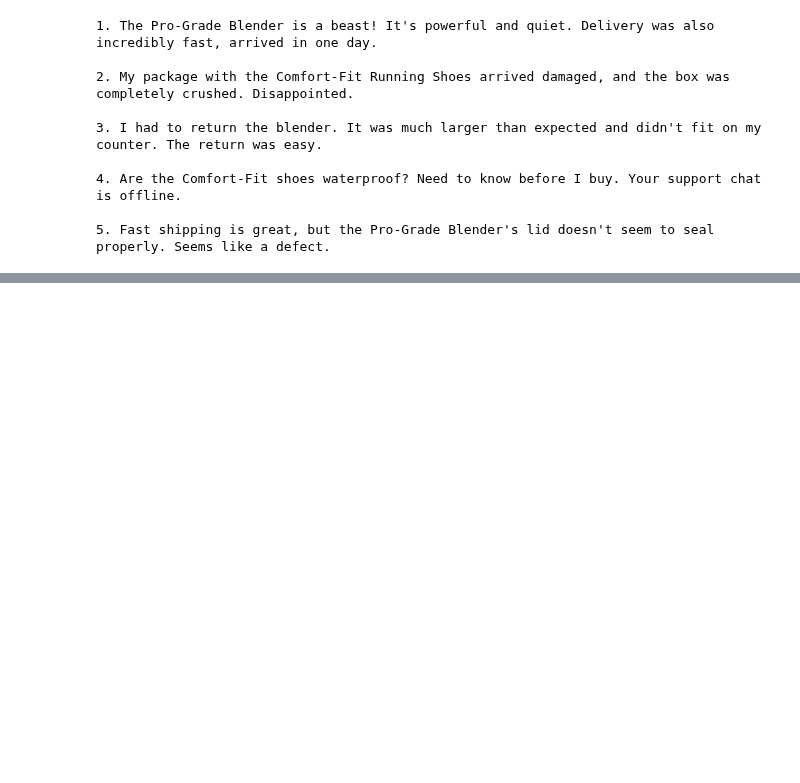
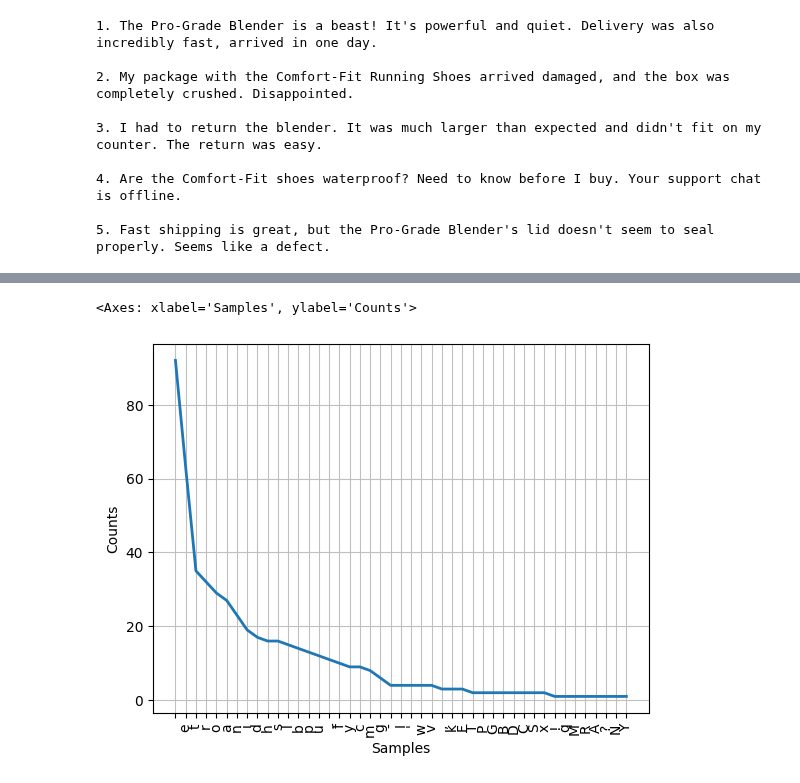
Before and after one commit to dataprogpy/code-samples, a Jupyter notebook: starter_files/10_text_analysis.ipynb, the cells around one changed output, grey strips where cells are left out. Saved outputs shown, nothing was run; the diff lists cells and outputs as text; code cells hidden in the pictures; blank space fills up the shorter version.

```diff
--- a/starter_files/10_text_analysis.ipynb
+++ b/starter_files/10_text_analysis.ipynb
@@ -229,4 +279,25 @@ def prep_doc(
+# %%
+def my_tokenizer(doc):
+  tokenizer = TreebankWordTokenizer()
+  sentences = nltk.sent_tokenize(doc)
+  return [
+      token
+      for sent in sentences
+      for token in tokenizer.tokenize(sent)
+  ]
 # %%
-feedback = df.select(pl.col('FeedbackText')).to_series().to_list()
+feedback_corpus = df.select(pl.col('FeedbackText')).to_series().to_list()
+detokenizer = TreebankWordDetokenizer()
+processed_corpus = [
+    detokenizer.detokenize(
+        prep_doc(
+            doc,
+            exclude_stop_words=False,
+            tokenizer=my_tokenizer,
+            lemmatizer=lemmatizer,
+            stemmer=porter)["lemmas"]
+        )
+    for doc in feedback_corpus
+ ]
 
-processed_docs = [prep_doc(doc, lemmatizer=lemmatizer, stemmer=snowball) for doc in feedback]
+processed_corpus
@@ -241,0 +372,7 @@ stemmed_tokens: ['pro-grad', 'blender', 'beast', '!', "'s", 'power', 'quiet', '.
+# %%
+feedback = TextCollection(processed_corpus)
+feedback.plot()
+# len(nltk.corpus.genesis.words('english-web.txt'))
+# %% [output]
+<Axes: xlabel='Samples', ylabel='Counts'>
+[figure, added]
```
Also changed, not shown: parts of 11 cells of this notebook.
